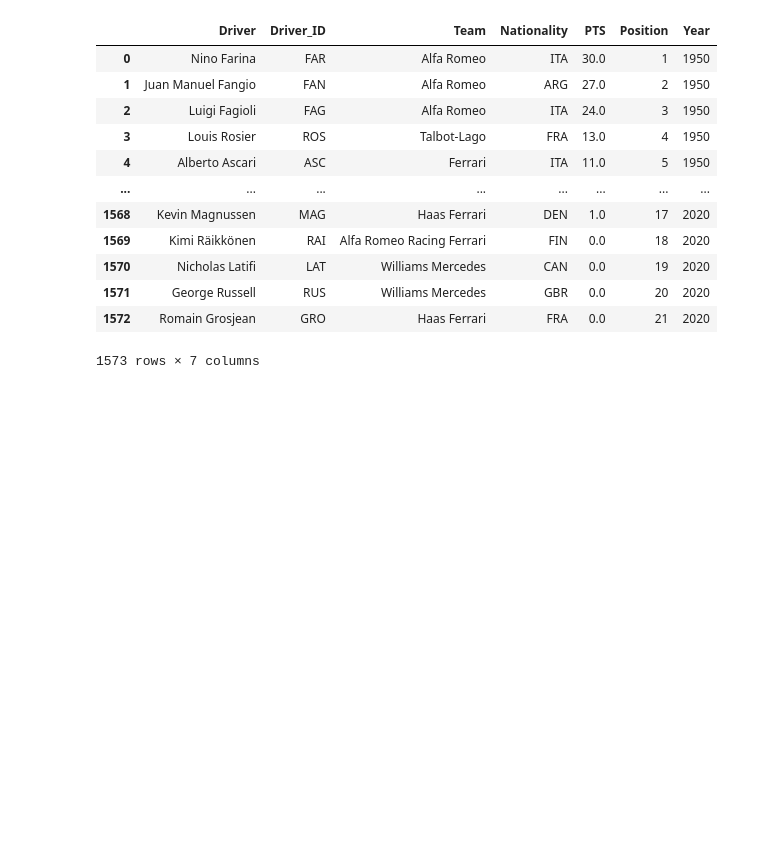
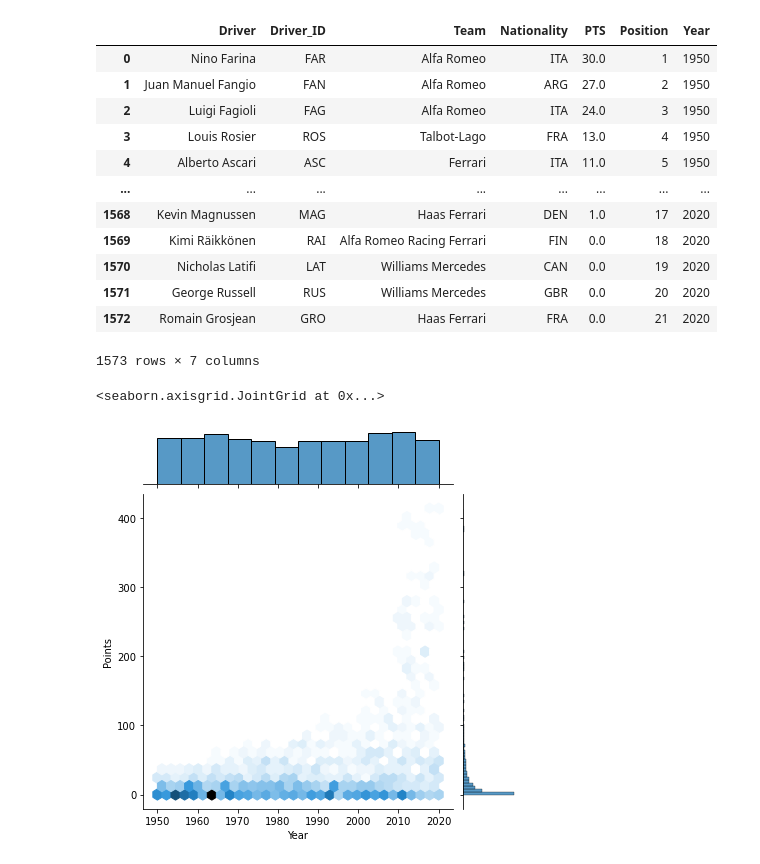
Before and after one commit to data301-2021-winter1/project-group12, a Jupyter notebook: notebooks/EvanS.ipynb, the cells around one changed output. Saved outputs shown, nothing was run; the diff lists cells and outputs as text; code cells hidden in the pictures; blank space fills up the shorter version.

```diff
--- a/notebooks/EvanS.ipynb
+++ b/notebooks/EvanS.ipynb
@@ -195,3 +197,12 @@ load_and_process("../f1data.csv")
 | 1571 | George Russell | RUS | Williams Mercedes | GBR | 0.0 | 20 | 2020 |
 | 1572 | Romain Grosjean | GRO | Haas Ferrari | FRA | 0.0 | 21 | 2020 |
 1573 rows × 7 columns
+# %%
+df2 = f1data.drop(columns=['Unnamed: 0'])
+# %%
+sns.jointplot(
+    data=df2, x="Year", y="Points", kind= 'hex'
+)
+# %% [output]
+<seaborn.axisgrid.JointGrid at 0x...>
+[figure, added]
```
Also changed, not shown: parts of 10 cells of this notebook, 1 other file.
